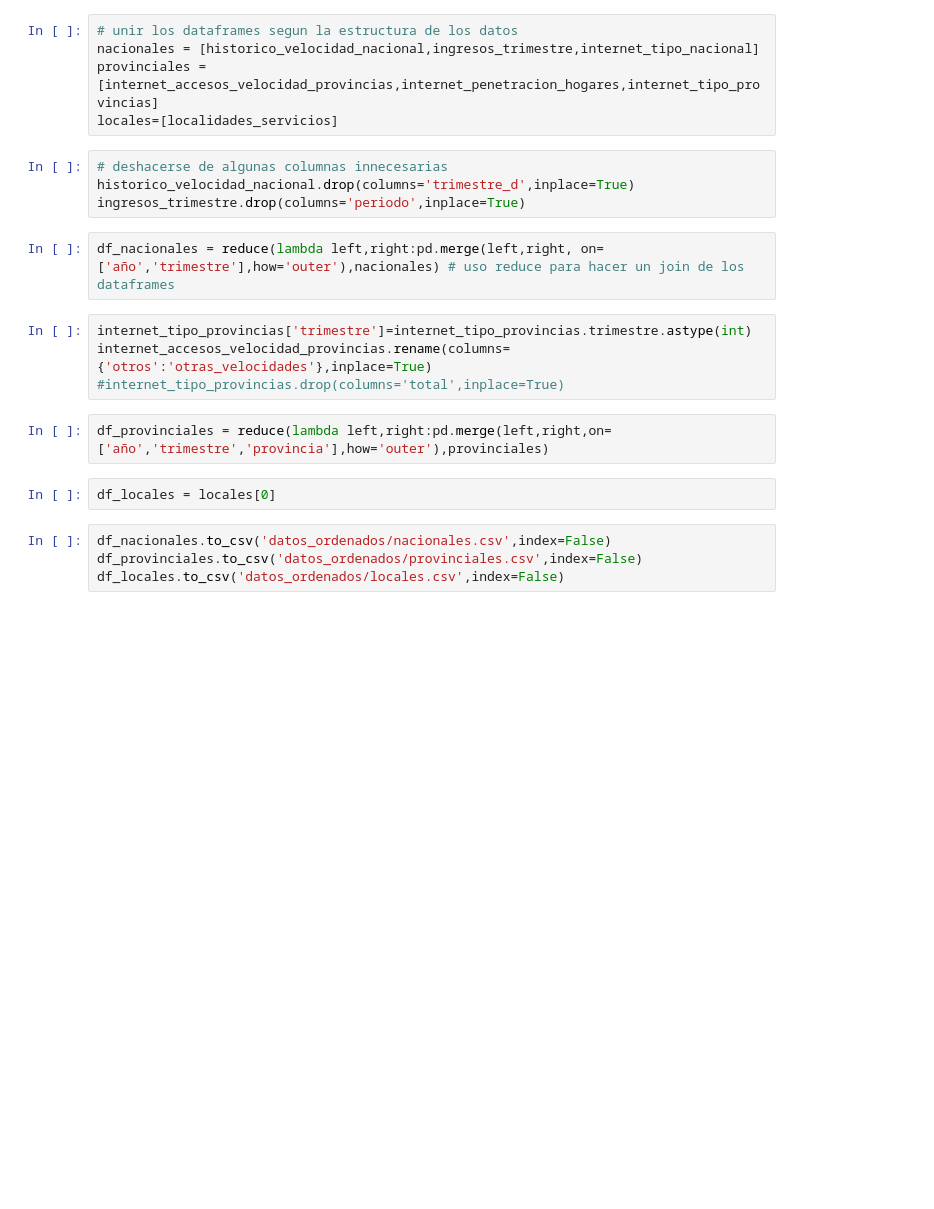
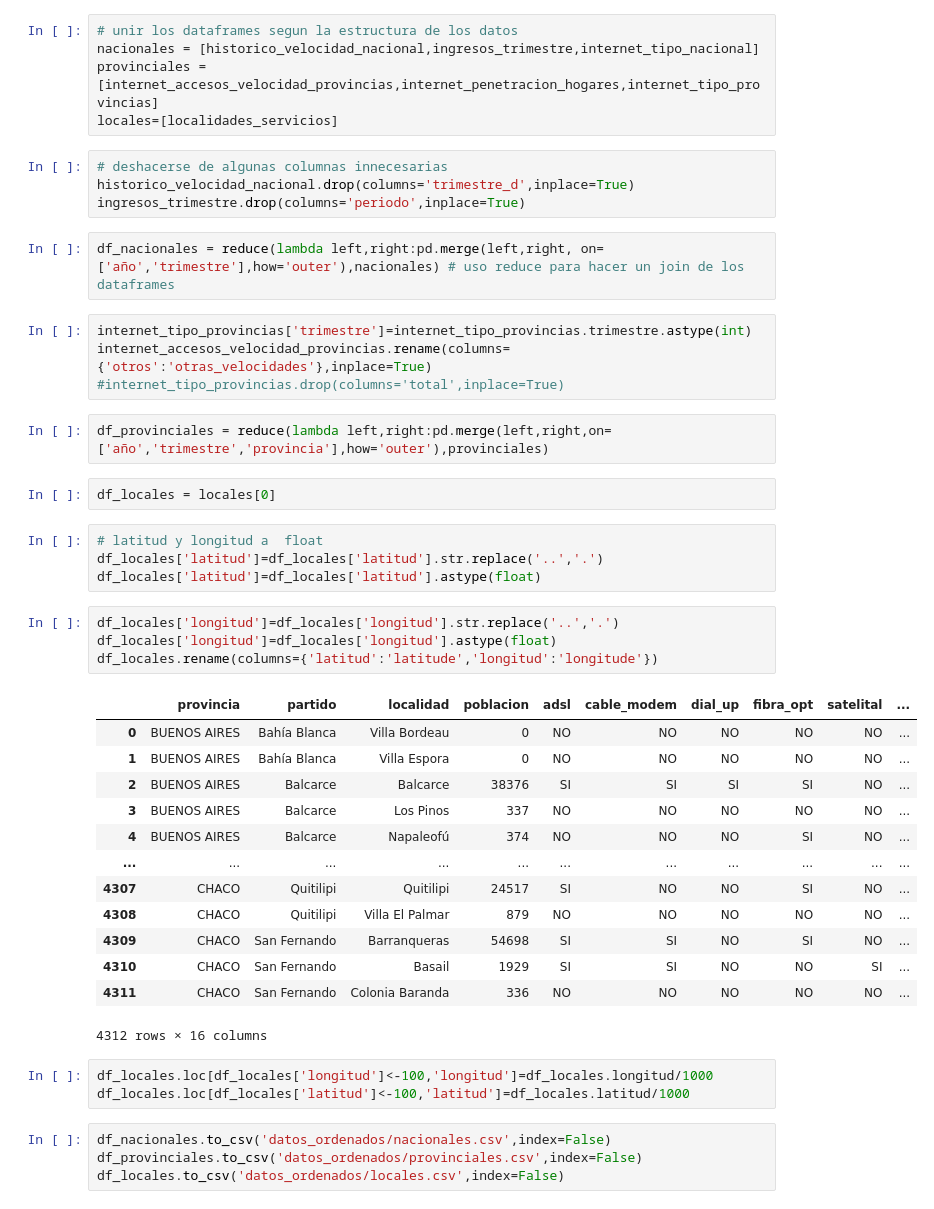
Before and after one commit to frangr94/pi_data_analyst, a Jupyter notebook: ingesta_pandas.ipynb, the cells around one changed output. Drawn from its saved outputs; the diff is of its cells as text; blank space fills up the shorter version.

```diff
--- a/ingesta_pandas.ipynb
+++ b/ingesta_pandas.ipynb
@@ -52,6 +52,31 @@ internet_accesos_velocidad_provincias.rename(columns={'otros':'otras_velocidades
 df_provinciales = reduce(lambda left,right:pd.merge(left,right,on=['año','trimestre','provincia'],how='outer'),provinciales)
 # %%
 df_locales = locales[0]
+# %%
+# latitud y longitud a  float
+df_locales['latitud']=df_locales['latitud'].str.replace('..','.')
+df_locales['latitud']=df_locales['latitud'].astype(float)
+# %%
+df_locales['longitud']=df_locales['longitud'].str.replace('..','.')
+df_locales['longitud']=df_locales['longitud'].astype(float)
+df_locales.rename(columns={'latitud':'latitude','longitud':'longitude'})
+# %% [output]
+|  | provincia | partido | localidad | poblacion | adsl | cable_modem | dial_up | fibra_opt | satelital | ... |
+| 0 | BUENOS AIRES | Bahía Blanca | Villa Bordeau | 0 | NO | NO | NO | NO | NO | ... |
+| 1 | BUENOS AIRES | Bahía Blanca | Villa Espora | 0 | NO | NO | NO | NO | NO | ... |
+| 2 | BUENOS AIRES | Balcarce | Balcarce | 38376 | SI | SI | SI | SI | NO | ... |
+| 3 | BUENOS AIRES | Balcarce | Los Pinos | 337 | NO | NO | NO | NO | NO | ... |
+| 4 | BUENOS AIRES | Balcarce | Napaleofú | 374 | NO | NO | NO | SI | NO | ... |
+| ... | ... | ... | ... | ... | ... | ... | ... | ... | ... | ... |
+| 4307 | CHACO | Quitilipi | Quitilipi | 24517 | SI | NO | NO | SI | NO | ... |
+| 4308 | CHACO | Quitilipi | Villa El Palmar | 879 | NO | NO | NO | NO | NO | ... |
+| 4309 | CHACO | San Fernando | Barranqueras | 54698 | SI | SI | NO | SI | NO | ... |
+| 4310 | CHACO | San Fernando | Basail | 1929 | SI | SI | NO | NO | SI | ... |
+| 4311 | CHACO | San Fernando | Colonia Baranda | 336 | NO | NO | NO | NO | NO | ... |
+4312 rows × 16 columns
+# %%
+df_locales.loc[df_locales['longitud']<-100,'longitud']=df_locales.longitud/1000
+df_locales.loc[df_locales['latitud']<-100,'latitud']=df_locales.latitud/1000
 # %%
 df_nacionales.to_csv('datos_ordenados/nacionales.csv',index=False)
 df_provinciales.to_csv('datos_ordenados/provinciales.csv',index=False)
```
Also changed, not shown: 7 other files.
